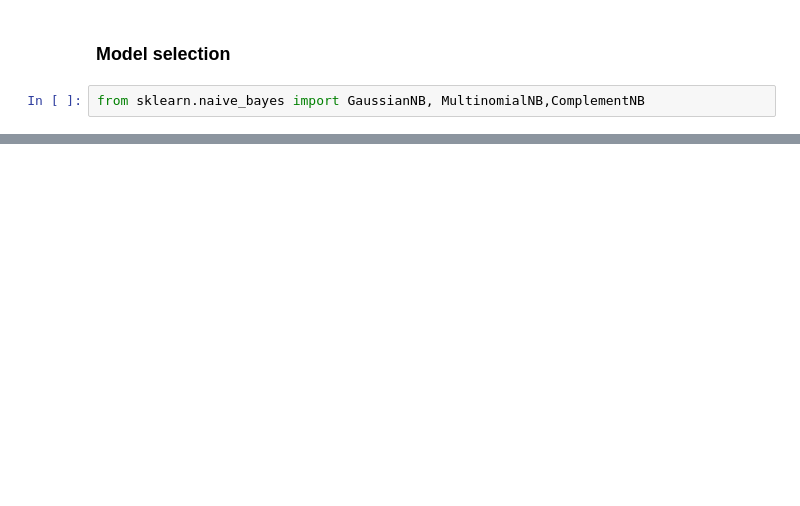
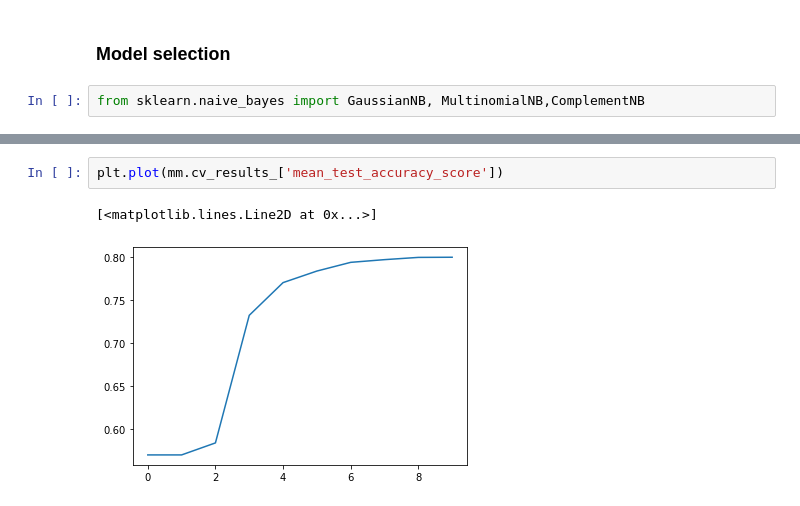
Before and after one commit to lept1/Kaggle_DisasterTweets, a Jupyter notebook: Disaster_Tweets.ipynb, the cells around one changed output, grey strips where cells are left out. Cells and saved outputs as stored; diff of their text form; blank space fills up the shorter version.

```diff
--- a/Disaster_Tweets.ipynb
+++ b/Disaster_Tweets.ipynb
@@ -239,0 +286,5 @@ from sklearn.naive_bayes import GaussianNB, MultinomialNB,ComplementNB
+# %%
+plt.plot(mm.cv_results_['mean_test_accuracy_score'])
+# %% [output]
+[<matplotlib.lines.Line2D at 0x...>]
+[figure, added]
```
Also changed, not shown: parts of 22 cells of this notebook, 1 other file.
